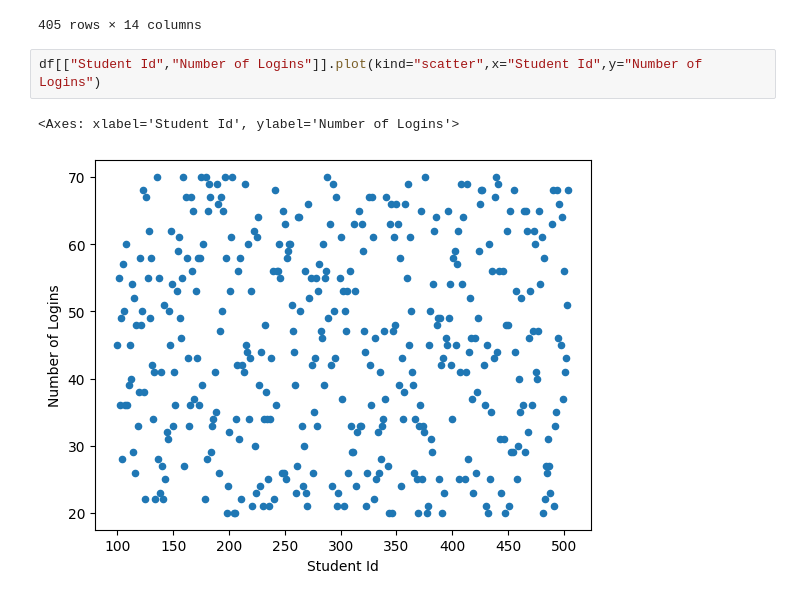
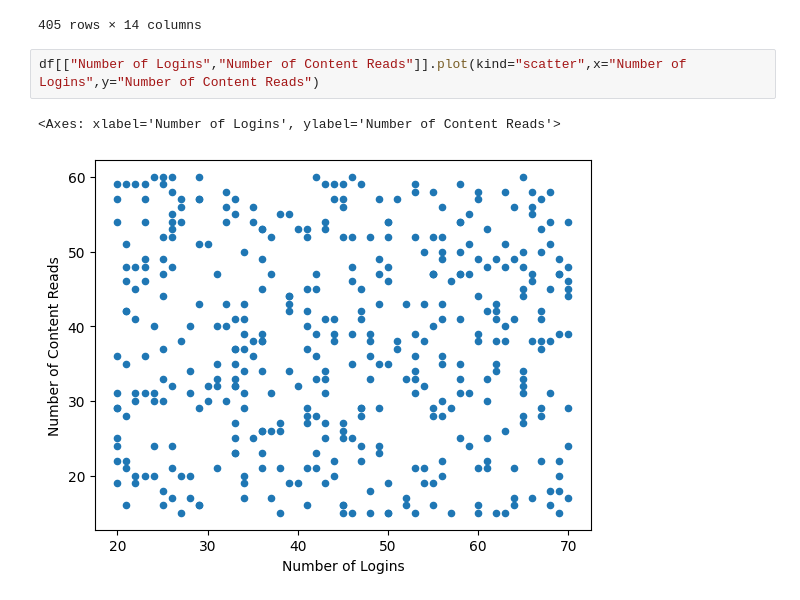
Before and after one commit to ganesh-ya12/AI-based-IT-training-system, a Jupyter notebook: colab.ipynb, the cells around one changed output. Cells and saved outputs as stored; diff of their text form.

```diff
--- a/colab.ipynb
+++ b/colab.ipynb
@@ -23,7 +23,7 @@ df
 | 404 | 504 | 68 | 51 | 139 | 5 | ... |
 405 rows × 14 columns
 # %%
-df[["Student Id","Number of Logins"]].plot(kind="scatter",x="Student Id",y="Number of Logins")
+df[["Number of Logins","Number of Content Reads"]].plot(kind="scatter",x="Number of Logins",y="Number of Content Reads")
 # %% [output]
-<Axes: xlabel='Student Id', ylabel='Number of Logins'>
+<Axes: xlabel='Number of Logins', ylabel='Number of Content Reads'>
-[figure, old version]
+[figure, new version]
```
Also changed, not shown: 2 other files.
